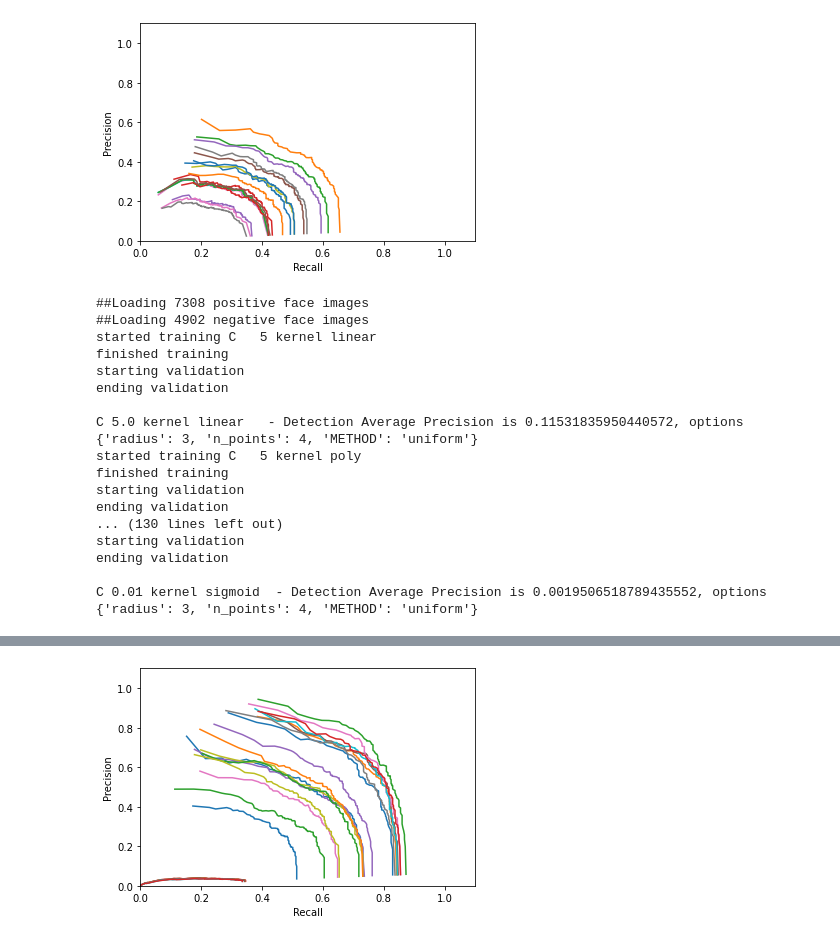
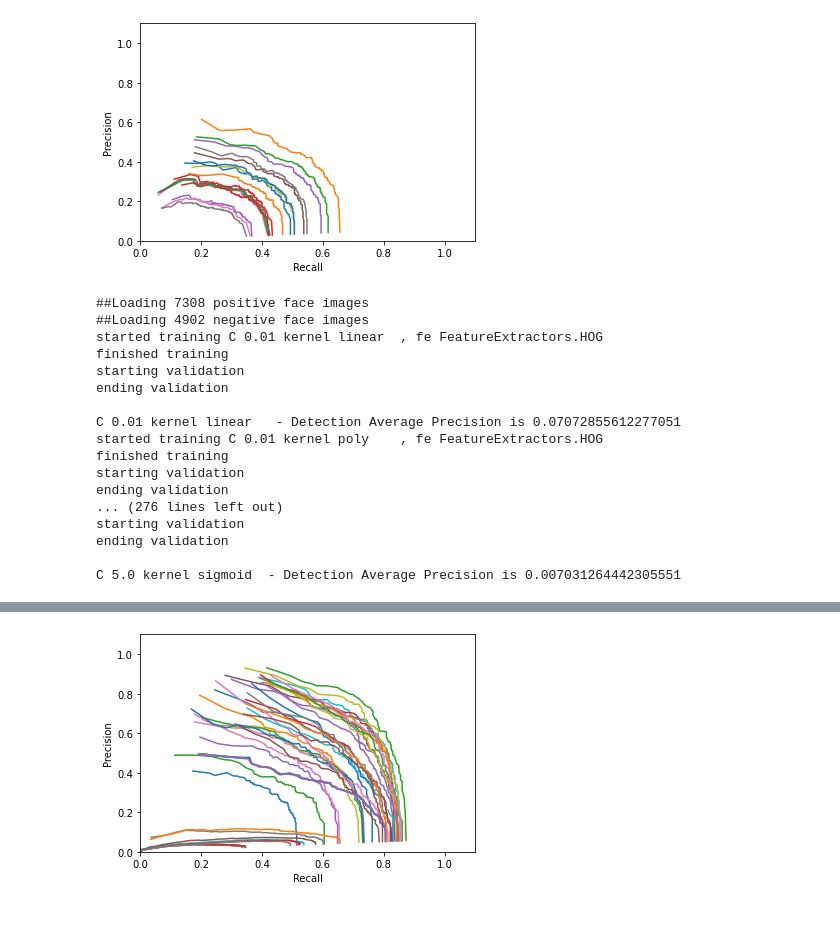
Before and after one commit to franri/computer-vision-final-project, a Jupyter notebook: Face_Detection.ipynb, the cells around one changed output, grey strips where cells are left out. Drawn from its saved outputs; the diff is of its cells as text; code cells hidden in the pictures.

```diff
--- a/Face_Detection.ipynb
+++ b/Face_Detection.ipynb
@@ -494,6 +490,6 @@ negative_examples_training_dir = os.path.join(face_detection_dir,'non_faces_imag
 validation_faces_dir = os.path.join(face_detection_dir,'val_face_detection_images')
 validation_raw_faces_dir = os.path.join(face_detection_dir,'val_raw_images')
 # %%
-training_data, training_labels = load_training_data(training_faces_dir,negative_examples_training_dir, FeatureExtractors.HOG)
+training_data, training_labels = load_training_data(training_faces_dir,negative_examples_training_dir, FeatureExtractors.LBP)
 # %% [output]
 ##Loading 7308 positive face images
@@ -539,9 +519,12 @@ window_size = [64, 64]
 predictions = []
 threshold_p = 0.5
 overlap_threshold = 0.5
-training_data, training_labels = load_training_data(training_faces_dir,negative_examples_training_dir, FeatureExtractors.HOG)
 
-feature_extractor = FeatureExtractors.HOG
+
+feature_extractor = FeatureExtractors.LBP
+
+# training_data, training_labels = load_training_data(training_faces_dir,negative_examples_training_dir, feature_extractor)
+
 
 print('b4 training')
 svm = train_SVM(5, kernel[2], training_data, training_labels)
@@ -690,7 +671,7 @@ Detection Average Precision is [0.0046613]
 # %%
 aps = []
 # %%
-C = [0.1, 0.5, 1]#, 2, 5]
+C = [0.1, 0.5, 1, 2, 5]
 kernel = ['linear', 'poly', 'rbf', 'sigmoid']
 feature_extractor = FeatureExtractors.LBP
 
@@ -800,53 +781,62 @@ ending validation
 C 0.01 kernel sigmoid  - Detection Average Precision is 0.01566971740901779, options {'radius': 3, 'n_points': 4, 'METHOD': 'uniform'}
 [figure]
 # %%
-C = [0.01, 0.1, 0.5, 1, 2, 5][::-1]
+C = [0.01, 0.1, 0.5, 1, 2, 5]
 kernel = ['linear', 'poly', 'rbf', 'sigmoid']
-feature_extractor = FeatureExtractors.HOG
+
+aps = []
+
+feature_extractors = [
+     FeatureExtractors.LBP,
+     FeatureExtractors.HOG
+][::-1]
+
+for feature_extractor in feature_extractors:
 
 
-training_data, training_labels = load_training_data(training_faces_dir,negative_examples_training_dir, feature_extractor)
+    training_data, training_labels = load_training_data(training_faces_dir,negative_examples_training_dir, feature_extractor)
 
 
-for c in C:
-    for k in kernel:
+    for c in C:
+        for k in kernel:
 
-        folder = validation_raw_faces_dir
+            folder = validation_raw_faces_dir
 
+            print(f'started training C {c:3} kernel {k:8}, fe {feature_extractor}')
+            classifier = train_SVM(c, k, training_data, training_labels)
+            print('finished training')
 
+            print('starting validation')
+            total_true_positives, total_real_positives,total_true_prediction = get_ttpos_trpos_ttpred(folder, feature_extractor, classifier)
+            print('ending validation')
+            precision, recall = precision_and_recall(total_true_positives, total_real_positives,total_true_prediction)
 
-        print(f'started training C {c:3} kernel {k:8}')
-        classifier = train_SVM(c, k, training_data, training_labels)
-        print('finished training')
+            plt.plot(recall, precision)
+            plt.xlabel('Recall')
+            plt.ylabel('Precision')
+            plt.xlim(0,1.1)
+            plt.ylim(0,1.1)
 
-        print('starting validation')
-        total_true_positives, total_real_positives,total_true_prediction = get_ttpos_trpos_ttpred(folder, feature_extractor, classifier)
-        print('ending validation')
-        precision, recall = precision_and_recall(total_true_positives, total_real_positives,total_true_prediction)
+            ap = interpolated_average_precision(recall,precision)
+            print(f'\nC {float(c):3} kernel {k:8} - Detection Average Precision is {float(ap):12}')
+            aps.append([ap, feature_extractor, c, k])
 
-        plt.plot(recall, precision)
-        plt.xlabel('Recall')
-        plt.ylabel('Precision')
-        plt.xlim(0,1.1)
-        plt.ylim(0,1.1)
-
-        ap = interpolated_average_precision(recall,precision)
-        print(f'\nC {float(c):3} kernel {k:8} - Detection Average Precision is {float(ap):12}, options {LBP_CONFIG}')
+aps
 # %% [output]
 ##Loading 7308 positive face images
 ##Loading 4902 negative face images
-started training C   5 kernel linear
+started training C 0.01 kernel linear  , fe FeatureExtractors.HOG
 finished training
 starting validation
 ending validation
 
-C 5.0 kernel linear   - Detection Average Precision is 0.11531835950440572, options {'radius': 3, 'n_points': 4, 'METHOD': 'uniform'}
-started training C   5 kernel poly
+C 0.01 kernel linear   - Detection Average Precision is 0.07072855612277051
+started training C 0.01 kernel poly    , fe FeatureExtractors.HOG
 finished training
 starting validation
 ending validation
-... (130 lines left out)
+... (276 lines left out)
 starting validation
 ending validation
 
-C 0.01 kernel sigmoid  - Detection Average Precision is 0.0019506518789435552, options {'radius': 3, 'n_points': 4, 'METHOD': 'uniform'}
+C 5.0 kernel sigmoid  - Detection Average Precision is 0.007031264442305551
@@ -853 +860 @@ C 0.01 kernel sigmoid  - Detection Average Precision is 0.0019506518789435552, o
-[figure, old version]
+[figure, new version]
```
Also changed, not shown: parts of 9 cells of this notebook, 1 other file.
